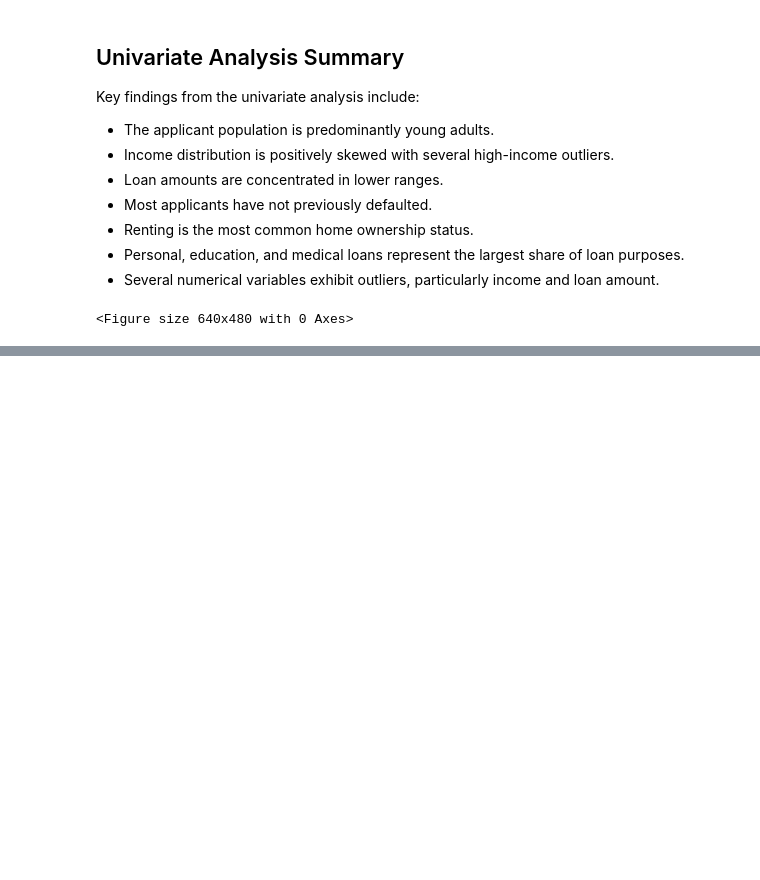
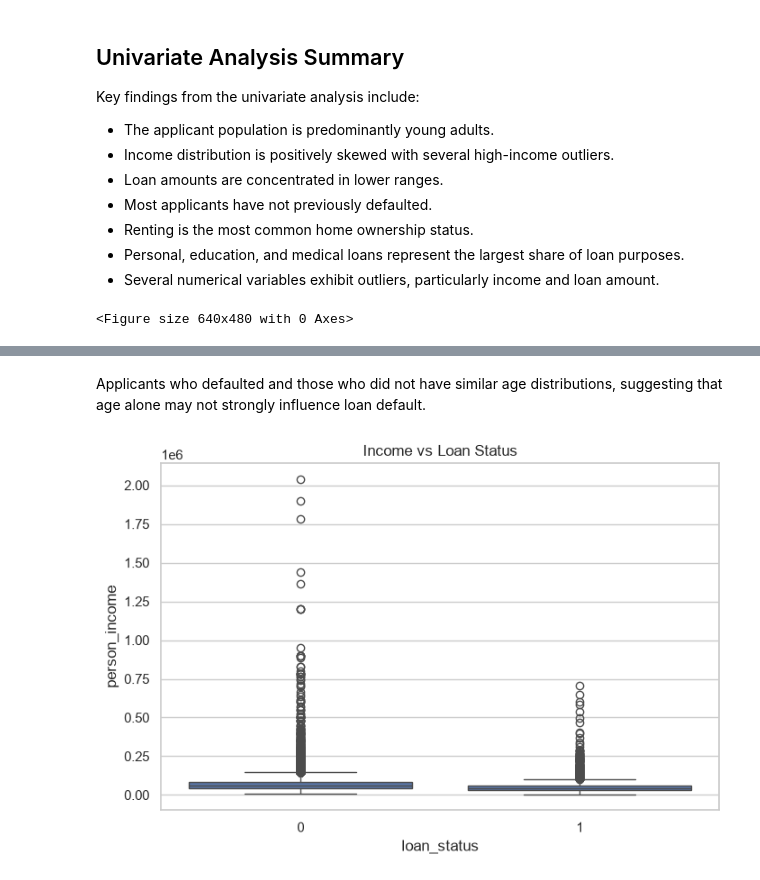
Before and after one commit to charank006/credit-risk-eda, a Jupyter notebook: notebooks/credit_eda.ipynb, the cells around one changed output, grey strips where cells are left out. Drawn from its saved outputs; the diff is of its cells as text; code cells hidden in the pictures; blank space fills up the shorter version.

```diff
--- a/notebooks/credit_eda.ipynb
+++ b/notebooks/credit_eda.ipynb
@@ -725,0 +746,16 @@ plt.savefig("../reports/figures/age_distribution.png", dpi=300, bbox_inches="tig
+# %% [markdown]
+Applicants who defaulted and those who did not have similar age distributions, suggesting that age alone may not strongly influence loan default.
+# %%
+plt.figure(figsize=(8,5))
+
+sns.boxplot(
+    x="loan_status",
+    y="person_income",
+    data=df_clean
+)
+
+plt.title("Income vs Loan Status")
+
+plt.show()
+# %% [output]
+[figure, added]
```
Also changed, not shown: parts of 21 cells of this notebook, 1 other file.
